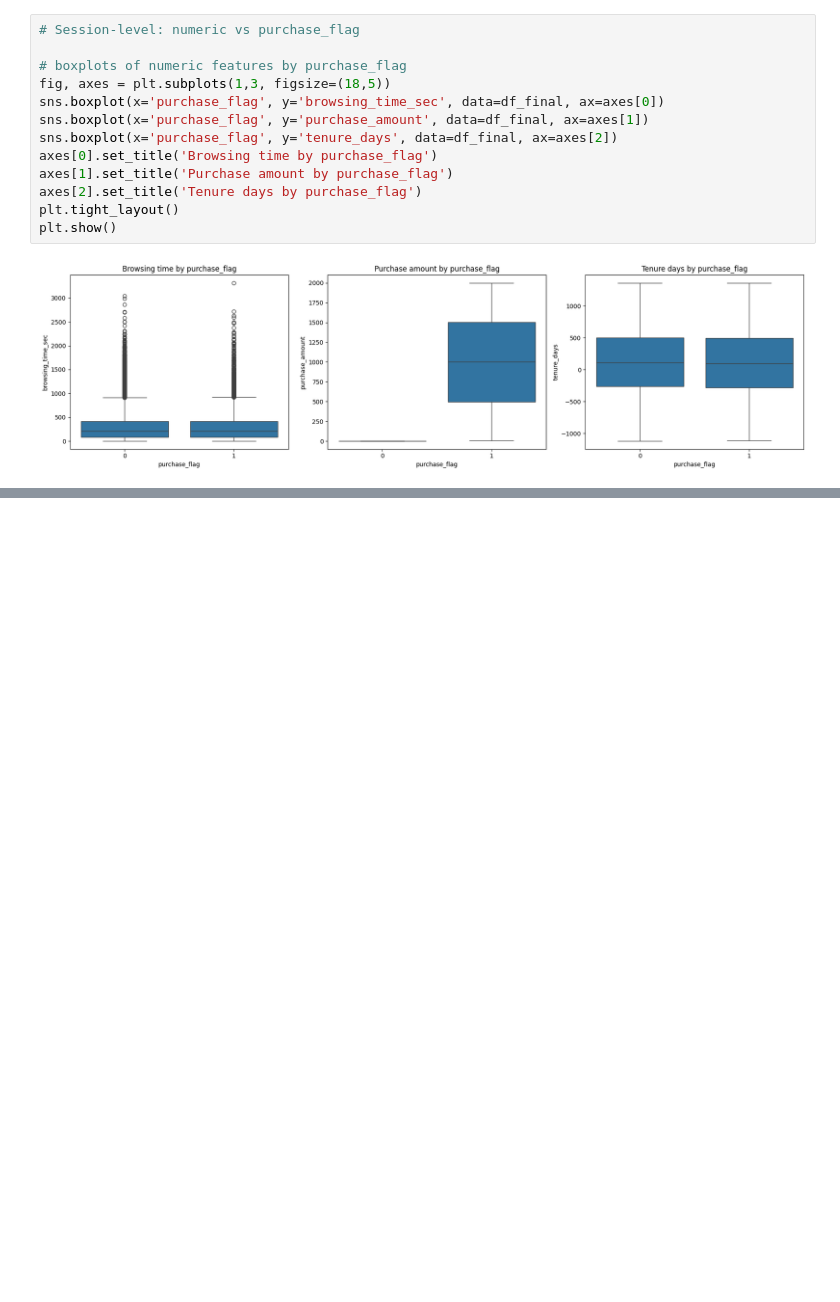
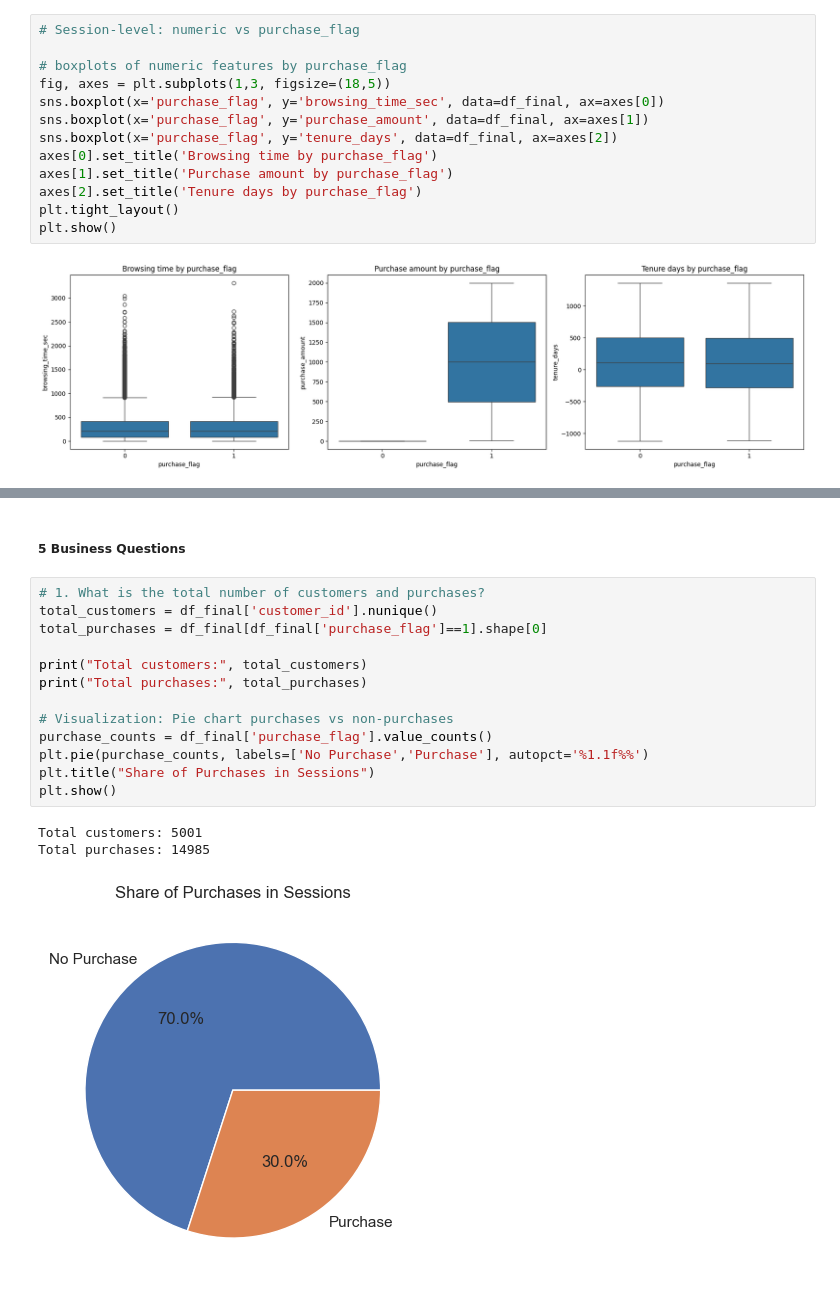
Before and after one commit to EfyaDufie2020/Analyzing-Customer-Behavior-for-E-commerce-Insights, a Jupyter notebook: E-commerce.ipynb, the cells around one changed output, grey strips where cells are left out. Saved outputs shown, nothing was run; the diff lists cells and outputs as text; blank space fills up the shorter version.

```diff
--- a/E-commerce.ipynb
+++ b/E-commerce.ipynb
@@ -849,0 +1188,19 @@ Tuesday       7158       2104   0.293937
+# %% [markdown]
+##### 5 Business Questions
+# %%
+# 1. What is the total number of customers and purchases?
+total_customers = df_final['customer_id'].nunique()
+total_purchases = df_final[df_final['purchase_flag']==1].shape[0]
+
+print("Total customers:", total_customers)
+print("Total purchases:", total_purchases)
+
+# Visualization: Pie chart purchases vs non-purchases
+purchase_counts = df_final['purchase_flag'].value_counts()
+plt.pie(purchase_counts, labels=['No Purchase','Purchase'], autopct='%1.1f%%')
+plt.title("Share of Purchases in Sessions")
+plt.show()
+# %% [output]
+Total customers: 5001
+Total purchases: 14985
+[figure, added]
```
Also changed, not shown: parts of 29 cells of this notebook, 2 other files.
